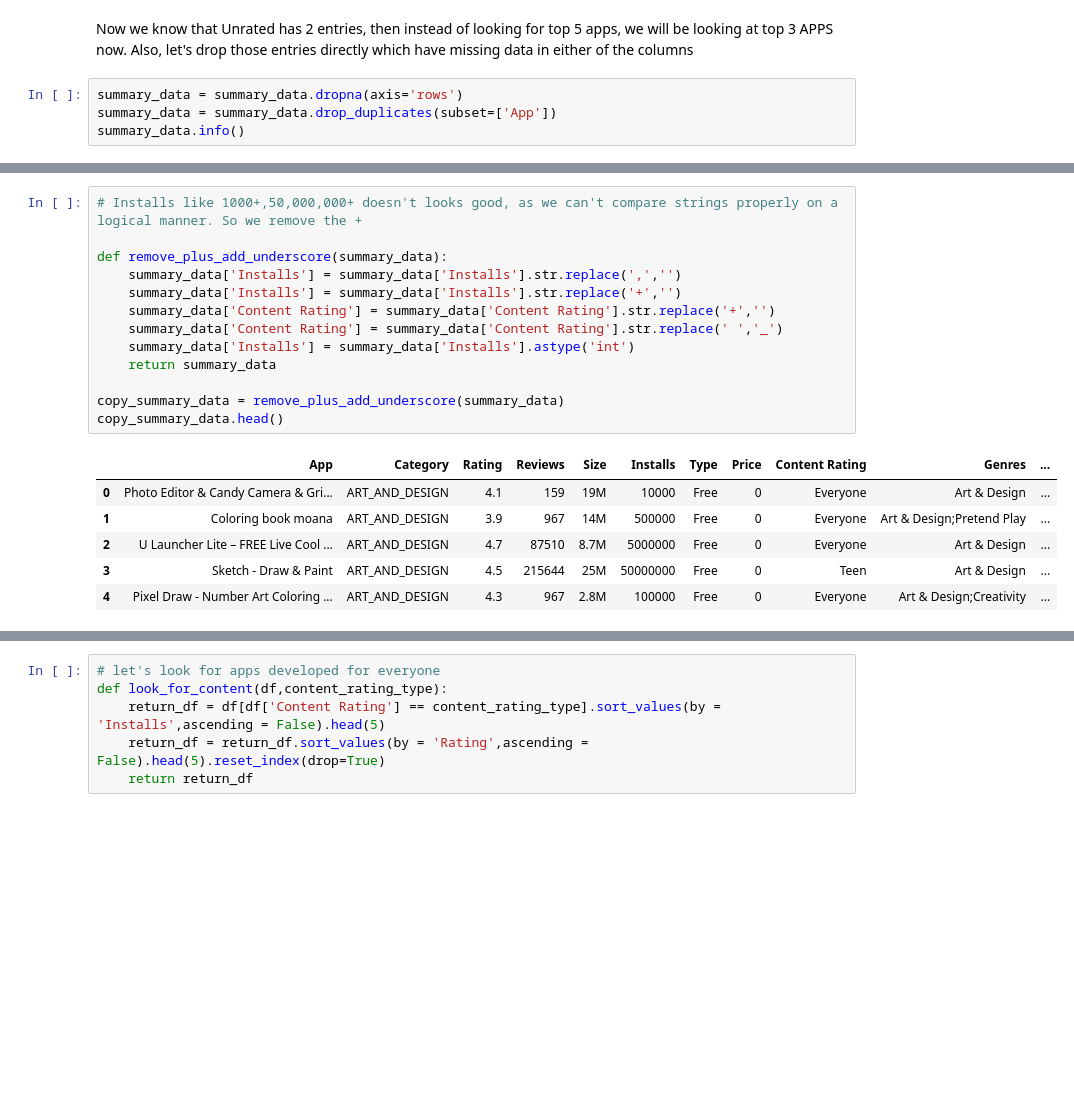
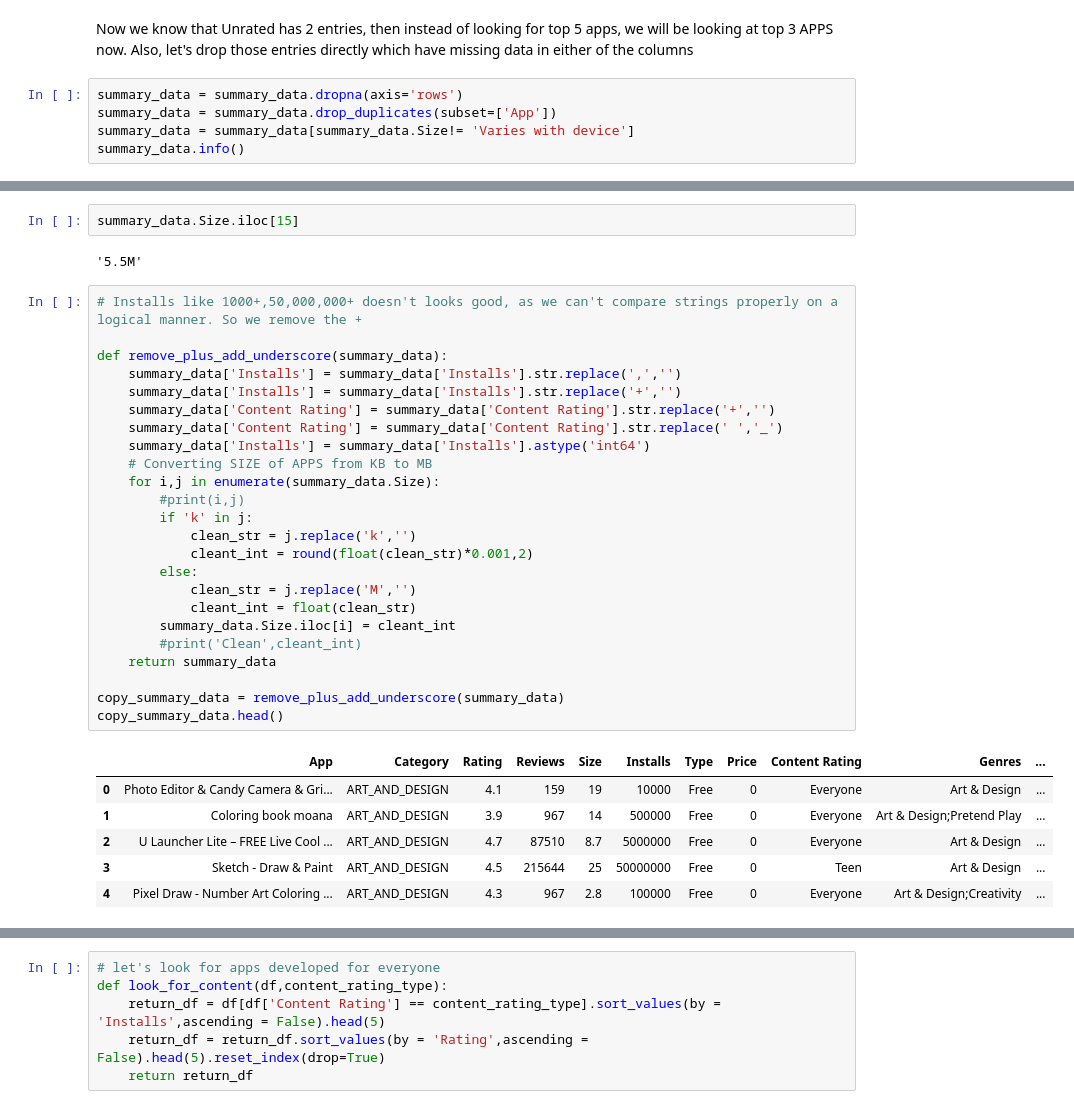
Before and after one commit to mishra-atul5001/Data-Science-Medium-Content, a Jupyter notebook: Play Store DataSet/Play Store Inspection.ipynb, the cells around one changed output, grey strips where cells are left out. Cells and saved outputs as stored; diff of their text form; blank space fills up the shorter version.

```diff
--- a/Play Store DataSet/Play Store Inspection.ipynb
+++ b/Play Store DataSet/Play Store Inspection.ipynb
@@ -69,6 +71,7 @@ Now we know that Unrated has 2 entries, then instead of looking for top 5 apps,
 # %%
 summary_data = summary_data.dropna(axis='rows')
 summary_data = summary_data.drop_duplicates(subset=['App'])
+summary_data = summary_data[summary_data.Size!= 'Varies with device']
 summary_data.info()
 # %% [output]
 <class 'pandas.core.frame.DataFrame'>
@@ -92,20 +103,35 @@ memory usage: 895.8+ KB
+# %%
+summary_data.Size.iloc[15]
+# %% [output]
+'5.5M'
 # %%
 # Installs like 1000+,50,000,000+ doesn't looks good, as we can't compare strings properly on a logical manner. So we remove the +
 
 def remove_plus_add_underscore(summary_data):
     summary_data['Installs'] = summary_data['Installs'].str.replace(',','')
     summary_data['Installs'] = summary_data['Installs'].str.replace('+','')
     summary_data['Content Rating'] = summary_data['Content Rating'].str.replace('+','')
     summary_data['Content Rating'] = summary_data['Content Rating'].str.replace(' ','_')
-    summary_data['Installs'] = summary_data['Installs'].astype('int')
+    summary_data['Installs'] = summary_data['Installs'].astype('int64')
+    # Converting SIZE of APPS from KB to MB
+    for i,j in enumerate(summary_data.Size):
+        #print(i,j)
+        if 'k' in j:
+            clean_str = j.replace('k','')
+            cleant_int = round(float(clean_str)*0.001,2)
+        else:
+            clean_str = j.replace('M','')
+            cleant_int = float(clean_str)
+        summary_data.Size.iloc[i] = cleant_int
+        #print('Clean',cleant_int)
     return summary_data
 
 copy_summary_data = remove_plus_add_underscore(summary_data)
 copy_summary_data.head()
 # %% [output]
 |  | App | Category | Rating | Reviews | Size | Installs | Type | Price | Content Rating | Genres | ... |
-| 0 | Photo Editor & Candy Camera & Gri... | ART_AND_DESIGN | 4.1 | 159 | 19M | 10000 | Free | 0 | Everyone | Art & Design | ... |
-| 1 | Coloring book moana | ART_AND_DESIGN | 3.9 | 967 | 14M | 500000 | Free | 0 | Everyone | Art & Design;Pretend Play | ... |
-| 2 | U Launcher Lite – FREE Live Cool ... | ART_AND_DESIGN | 4.7 | 87510 | 8.7M | 5000000 | Free | 0 | Everyone | Art & Design | ... |
-| 3 | Sketch - Draw & Paint | ART_AND_DESIGN | 4.5 | 215644 | 25M | 50000000 | Free | 0 | Teen | Art & Design | ... |
-| 4 | Pixel Draw - Number Art Coloring ... | ART_AND_DESIGN | 4.3 | 967 | 2.8M | 100000 | Free | 0 | Everyone | Art & Design;Creativity | ... |
+| 0 | Photo Editor & Candy Camera & Gri... | ART_AND_DESIGN | 4.1 | 159 | 19 | 10000 | Free | 0 | Everyone | Art & Design | ... |
+| 1 | Coloring book moana | ART_AND_DESIGN | 3.9 | 967 | 14 | 500000 | Free | 0 | Everyone | Art & Design;Pretend Play | ... |
+| 2 | U Launcher Lite – FREE Live Cool ... | ART_AND_DESIGN | 4.7 | 87510 | 8.7 | 5000000 | Free | 0 | Everyone | Art & Design | ... |
+| 3 | Sketch - Draw & Paint | ART_AND_DESIGN | 4.5 | 215644 | 25 | 50000000 | Free | 0 | Teen | Art & Design | ... |
+| 4 | Pixel Draw - Number Art Coloring ... | ART_AND_DESIGN | 4.3 | 967 | 2.8 | 100000 | Free | 0 | Everyone | Art & Design;Creativity | ... |
```
Also changed, not shown: parts of 31 cells of this notebook.
